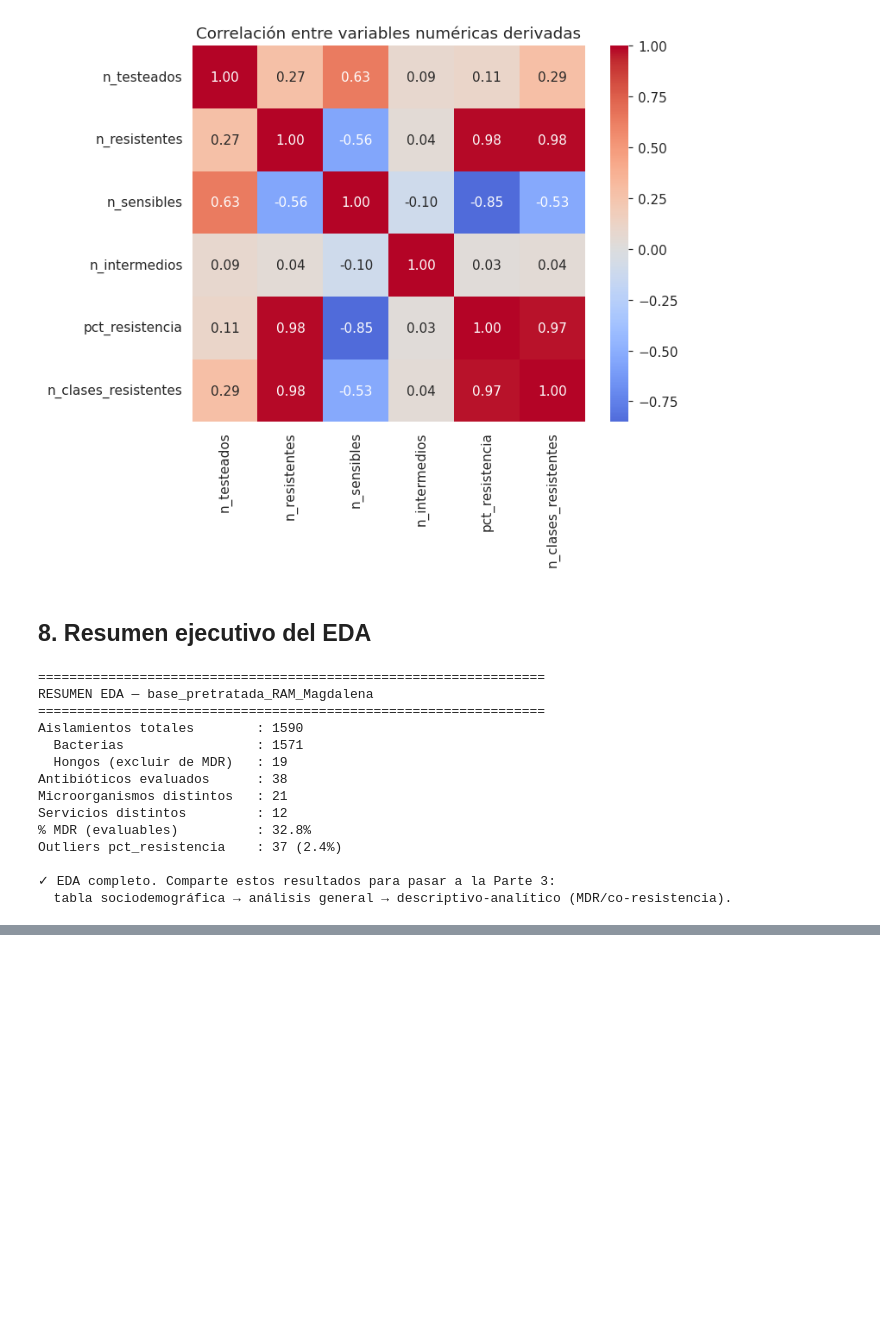
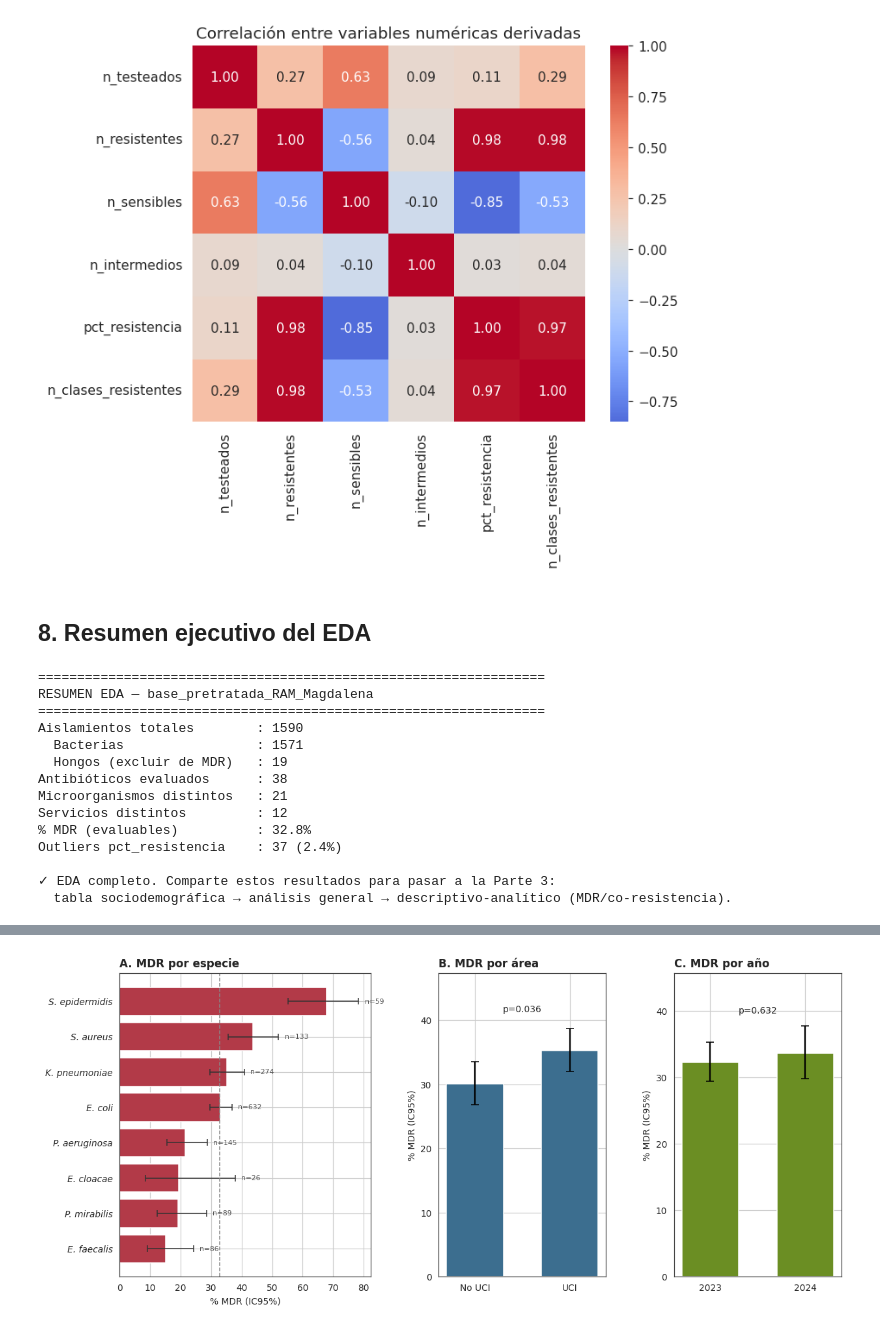
Before and after one commit to liscano2/ALBERTO-EPIDEMIOLOGIA, a Jupyter notebook: albertoepidemiologiajulio.ipynb, the cells around one changed output, grey strips where cells are left out. Drawn from its saved outputs; the diff is of its cells as text; code cells hidden in the pictures; blank space fills up the shorter version.

```diff
--- a/albertoepidemiologiajulio.ipynb
+++ b/albertoepidemiologiajulio.ipynb
@@ -453,0 +997,20 @@ Outliers pct_resistencia    : 37 (2.4%)
+# %%
+import pandas as pd
+import numpy as np
+import matplotlib.pyplot as plt
+from statsmodels.stats.proportion import proportion_confint
+from scipy.stats import chi2_contingency
+
+df = df_base_pretratada.copy()
+
+# Universo de análisis: bacterias evaluables para MDR
+dfb = df[df["tipo_microorg"] != "Hongo"].copy()
+ev = dfb[dfb["MDR"] != "No evaluable"].copy()
+ev["is_mdr"] = (ev["MDR"] == "MDR").astype(int)
+
+def abrev(sp):
+    p = sp.split()
+    return f"{p[0][0]}. {p[1]}"
+
+print(f"Aislamientos evaluables para MDR: {len(ev)}")
+print(f"MDR global: {ev['is_mdr'].mean()*100:.1f}%")
@@ -453,0 +1079,61 @@ Outliers pct_resistencia    : 37 (2.4%)
+# %%
+COL_ESP = "#B23A48"
+COL_AREA = "#3C6E8F"
+COL_ANIO = "#6B8E23"
+
+fig = plt.figure(figsize=(13, 5.5))
+gs = fig.add_gridspec(1, 3, width_ratios=[1.5, 1, 1], wspace=0.35)
+
+# ----- Panel A: por especie con IC95 -----
+axA = fig.add_subplot(gs[0, 0])
+data = []
+for sp in ev["microorganismo"].value_counts().head(8).index:
+    sub = ev[ev["microorganismo"] == sp]
+    k, n = sub["is_mdr"].sum(), len(sub)
+    lo, hi = proportion_confint(k, n, method="wilson")
+    data.append((abrev(sp), k/n*100, (k/n-lo)*100, (hi-k/n)*100, n))
+data.sort(key=lambda x: x[1])
+labels = [d[0] for d in data]; vals = [d[1] for d in data]
+errlo = [d[2] for d in data]; errhi = [d[3] for d in data]; ns = [d[4] for d in data]
+axA.barh(range(len(labels)), vals, xerr=[errlo, errhi], color=COL_ESP,
+         error_kw=dict(ecolor="#333", capsize=3, lw=1))
+axA.set_yticks(range(len(labels)))
+axA.set_yticklabels(labels, fontstyle="italic", fontsize=9)
+axA.set_xlabel("% MDR (IC95%)")
+axA.set_title("A. MDR por especie", loc="left", fontweight="bold")
+for i, (v, n) in enumerate(zip(vals, ns)):
+    axA.text(v + errhi[i] + 2, i, f"n={n}", va="center", fontsize=7, color="#555")
+axA.axvline(ev["is_mdr"].mean()*100, ls="--", color="#888", lw=1)  # media global
+
+# ----- Panel B: por área -----
+axB = fig.add_subplot(gs[0, 1])
+areas = ["No UCI", "UCI"]; av, ael, aeh = [], [], []
+for a in areas:
+    sub = ev[ev["area_uci"] == a]; k, n = sub["is_mdr"].sum(), len(sub)
+    lo, hi = proportion_confint(k, n, method="wilson")
+    av.append(k/n*100); ael.append((k/n-lo)*100); aeh.append((hi-k/n)*100)
+axB.bar(areas, av, yerr=[ael, aeh], color=COL_AREA, capsize=4, width=0.6)
+axB.set_ylabel("% MDR (IC95%)")
+axB.set_title("B. MDR por área", loc="left", fontweight="bold")
+axB.text(0.5, max(av)+6, f"p={p_area:.3f}", ha="center", fontsize=9)
+axB.set_ylim(0, max(av)+12)
+
+# ----- Panel C: por año -----
+axC = fig.add_subplot(gs[0, 2])
+yrs = [2023, 2024]; yv, yel, yeh = [], [], []
+for y in yrs:
+    sub = ev[ev["anio"] == y]; k, n = sub["is_mdr"].sum(), len(sub)
+    lo, hi = proportion_confint(k, n, method="wilson")
+    yv.append(k/n*100); yel.append((k/n-lo)*100); yeh.append((hi-k/n)*100)
+axC.bar([str(y) for y in yrs], yv, yerr=[yel, yeh], color=COL_ANIO, capsize=4, width=0.6)
+axC.set_ylabel("% MDR (IC95%)")
+axC.set_title("C. MDR por año", loc="left", fontweight="bold")
+axC.text(0.5, max(yv)+6, f"p={p_anio:.3f}", ha="center", fontsize=9)
+axC.set_ylim(0, max(yv)+12)
+
+fig.savefig("Figura3_MDR.png", dpi=300, bbox_inches="tight")
+fig.savefig("Figura3_MDR.pdf", bbox_inches="tight")
+plt.show()
+print("✓ Guardadas: Figura3_MDR.png / .pdf")
+# %% [output]
+[figure, added]
```
Also changed, not shown: parts of 98 cells of this notebook.
